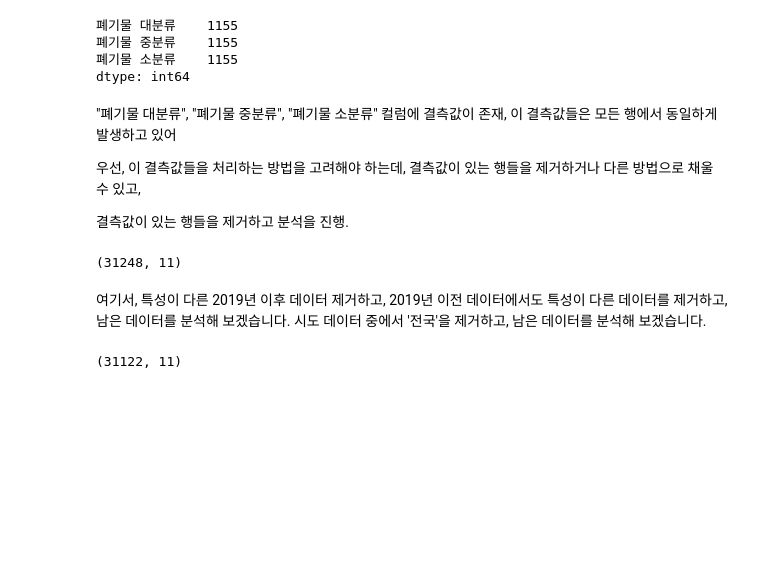
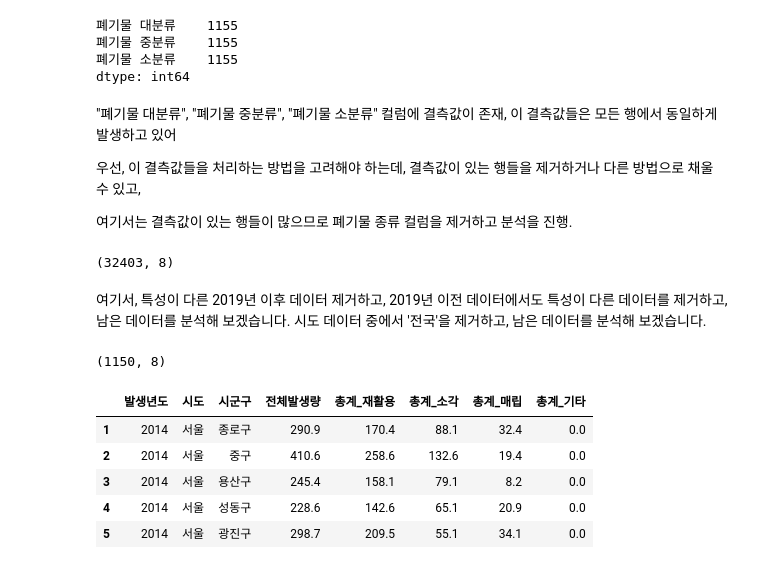
Before and after one commit to arkwith7/BDAV1, a Jupyter notebook: 02_전국폐기물발생및처리현황_data_processing.ipynb, the cells around one changed output. Cells and saved outputs as stored; diff of their text form; code cells hidden in the pictures; blank space fills up the shorter version.

```diff
--- a/02_전국폐기물발생및처리현황_data_processing.ipynb
+++ b/02_전국폐기물발생및처리현황_data_processing.ipynb
@@ -144,26 +144,36 @@ dtype: int64
 
 우선, 이 결측값들을 처리하는 방법을 고려해야 하는데, 결측값이 있는 행들을 제거하거나 다른 방법으로 채울 수 있고,
 
-결측값이 있는 행들을 제거하고 분석을 진행.
+여기서는 결측값이 있는 행들이 많으므로 폐기물 종류 컬럼을 제거하고 분석을 진행.
 # %%
-# Drop rows with missing values in '폐기물 대분류', '폐기물 중분류', '폐기물 소분류' columns
-data_cleaned = data.dropna(subset=['폐기물 대분류', '폐기물 중분류', '폐기물 소분류'])
+# '폐기물 대분류', '폐기물 중분류', '폐기물 소분류' columns 제거
+data_cleaned = data.drop(columns=['폐기물 대분류', '폐기물 중분류', '폐기물 소분류'])
 
-# Check the shape of the cleaned data
+# 제거된 데이터의 구조 확인
 data_cleaned.shape
 # %% [output]
-(31248, 11)
+(32403, 8)
 # %% [markdown]
 여기서, 특성이 다른 2019년 이후 데이터 제거하고, 2019년 이전 데이터에서도 특성이 다른 데이터를 제거하고, 남은 데이터를 분석해 보겠습니다.
 시도 데이터 중에서 '전국'을 제거하고, 남은 데이터를 분석해 보겠습니다.
 # %%
-# Drop rows with '발생년도' before 2019
-data_cleaned = data_cleaned[data_cleaned['발생년도'] < 2019]
+# '발생년도' 2014년에서 2018년 데이터만 남기기
+data_cleaned = data_cleaned[(data_cleaned['발생년도'] >= 2014) & (data_cleaned['발생년도'] <= 2018)]
 
-# Drop rows with '시도' == '전국'
+# '시도' 컬럼에서 '전국' 데이터 행 제거
 data_cleaned = data_cleaned[data_cleaned['시도'] != '전국']
 
 # Check the shape of the cleaned data
 data_cleaned.shape
 # %% [output]
-(31122, 11)
+(1150, 8)
+# %%
+# 데이터 앞에서 제거한 데이터를 조회
+data_cleaned.head()
+# %% [output]
+|  | 발생년도 | 시도 | 시군구 | 전체발생량 | 총계_재활용 | 총계_소각 | 총계_매립 | 총계_기타 |
+| 1 | 2014 | 서울 | 종로구 | 290.9 | 170.4 | 88.1 | 32.4 | 0.0 |
+| 2 | 2014 | 서울 | 중구 | 410.6 | 258.6 | 132.6 | 19.4 | 0.0 |
+| 3 | 2014 | 서울 | 용산구 | 245.4 | 158.1 | 79.1 | 8.2 | 0.0 |
+| 4 | 2014 | 서울 | 성동구 | 228.6 | 142.6 | 65.1 | 20.9 | 0.0 |
+| 5 | 2014 | 서울 | 광진구 | 298.7 | 209.5 | 55.1 | 34.1 | 0.0 |
```
Also changed, not shown: parts of 13 cells of this notebook, 3 other files.
